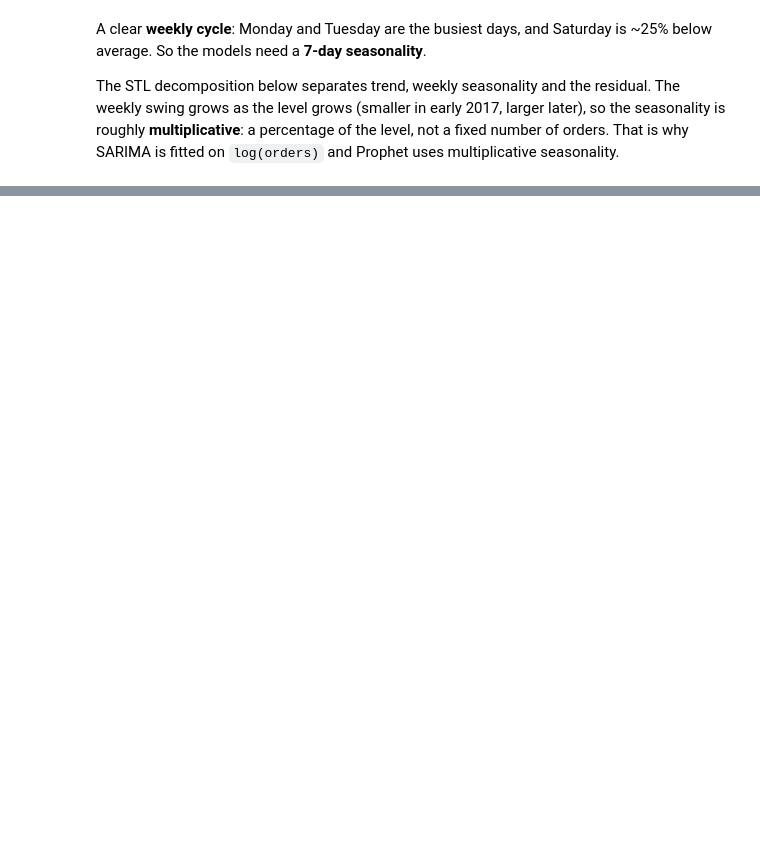
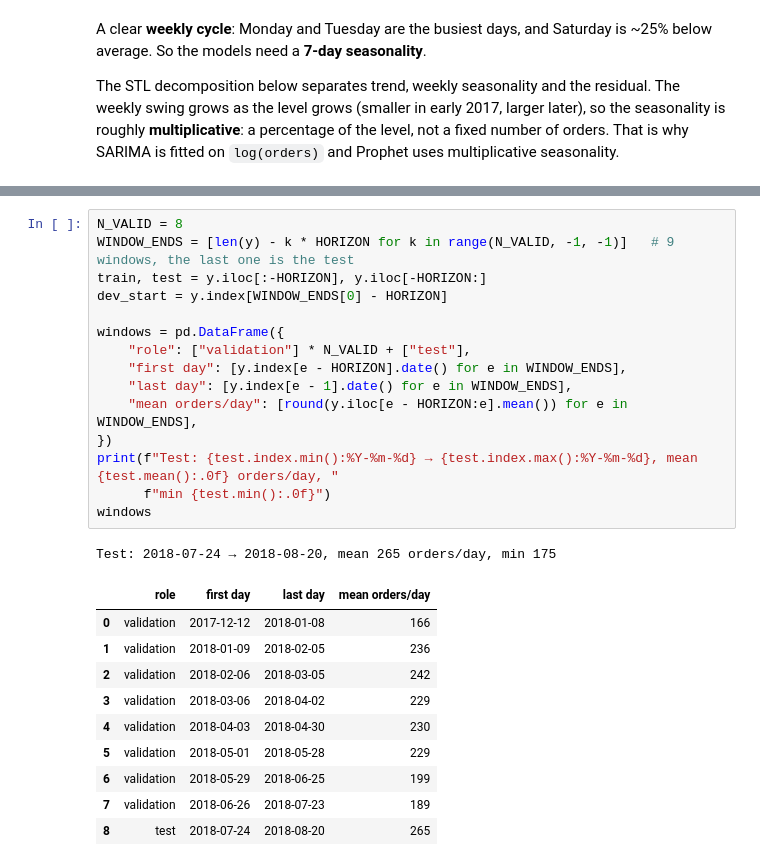
Before and after one commit to emiliaismailova3/sales-demand-forecasting, a Jupyter notebook: notebooks/forecasting.ipynb, the cells around one changed output, grey strips where cells are left out. Saved outputs shown, nothing was run; the diff lists cells and outputs as text; blank space fills up the shorter version.

```diff
--- a/notebooks/forecasting.ipynb
+++ b/notebooks/forecasting.ipynb
@@ -652,0 +277,27 @@ fig.tight_layout(); fig.savefig(FIG_DIR / "08_backtest.png", dpi=150); plt.show(
+# %%
+N_VALID = 8
+WINDOW_ENDS = [len(y) - k * HORIZON for k in range(N_VALID, -1, -1)]   # 9 windows, the last one is the test
+train, test = y.iloc[:-HORIZON], y.iloc[-HORIZON:]
+dev_start = y.index[WINDOW_ENDS[0] - HORIZON]
+
+windows = pd.DataFrame({
+    "role": ["validation"] * N_VALID + ["test"],
+    "first day": [y.index[e - HORIZON].date() for e in WINDOW_ENDS],
+    "last day": [y.index[e - 1].date() for e in WINDOW_ENDS],
+    "mean orders/day": [round(y.iloc[e - HORIZON:e].mean()) for e in WINDOW_ENDS],
+})
+print(f"Test: {test.index.min():%Y-%m-%d} → {test.index.max():%Y-%m-%d}, mean {test.mean():.0f} orders/day, "
+      f"min {test.min():.0f}")
+windows
+# %% [output]
+Test: 2018-07-24 → 2018-08-20, mean 265 orders/day, min 175
+|  | role | first day | last day | mean orders/day |
+| 0 | validation | 2017-12-12 | 2018-01-08 | 166 |
+| 1 | validation | 2018-01-09 | 2018-02-05 | 236 |
+| 2 | validation | 2018-02-06 | 2018-03-05 | 242 |
+| 3 | validation | 2018-03-06 | 2018-04-02 | 229 |
+| 4 | validation | 2018-04-03 | 2018-04-30 | 230 |
+| 5 | validation | 2018-05-01 | 2018-05-28 | 229 |
+| 6 | validation | 2018-05-29 | 2018-06-25 | 199 |
+| 7 | validation | 2018-06-26 | 2018-07-23 | 189 |
+| 8 | test | 2018-07-24 | 2018-08-20 | 265 |
```
Also changed, not shown: parts of 67 cells of this notebook, 18 other files.
